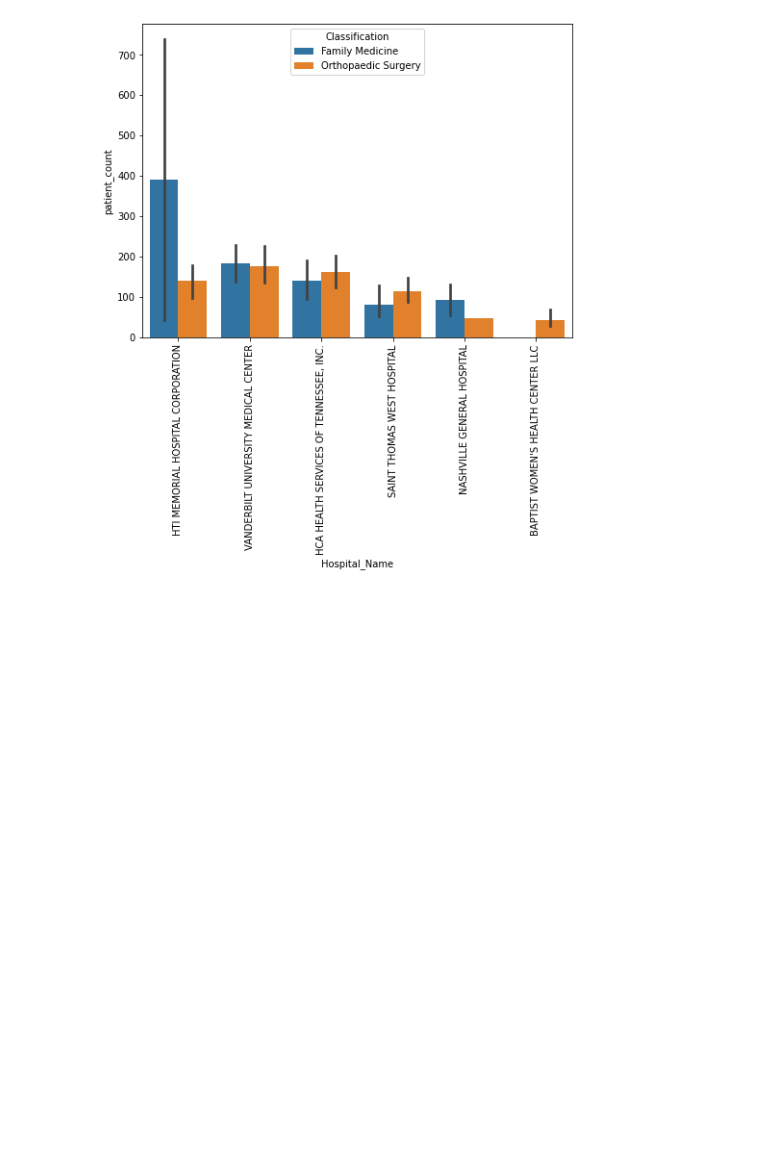
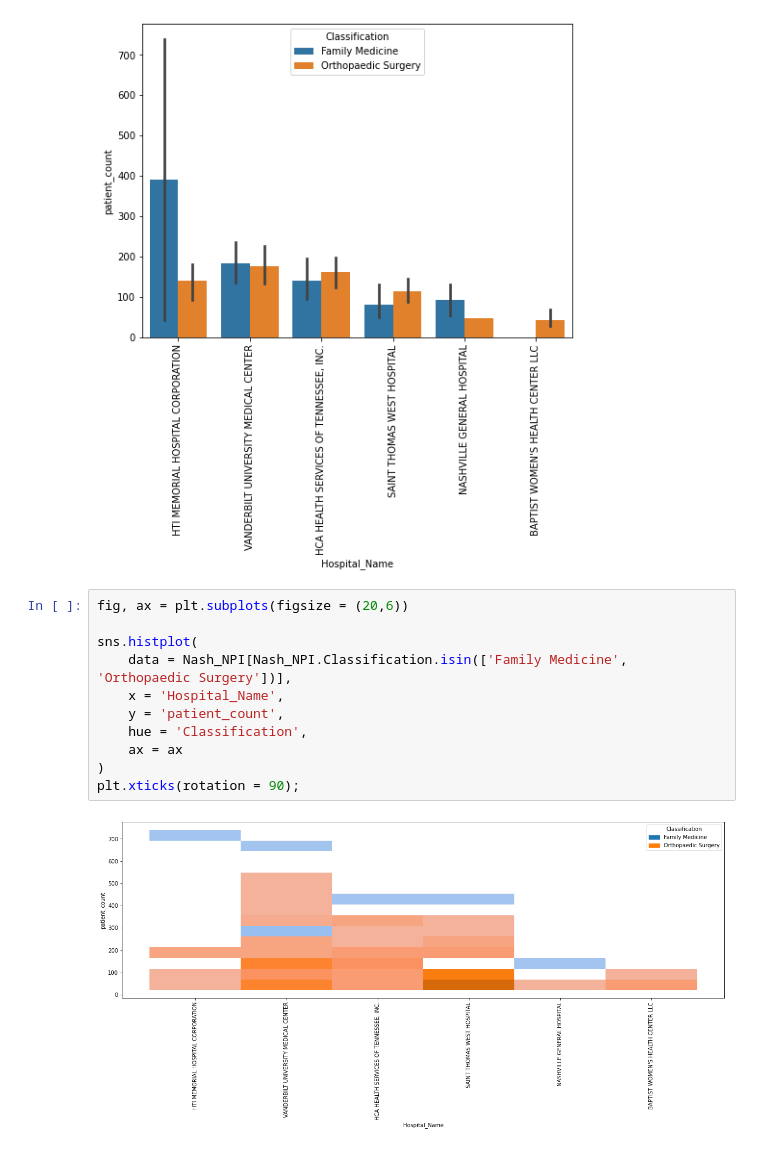
Before and after one commit to nss-data-science-cohort-6/hop_team-double-eagle-ii, a Jupyter notebook: Analysis -- v1.ipynb, the cells around one changed output. Drawn from its saved outputs; the diff is of its cells as text; blank space fills up the shorter version.

Commit message:
added new plots to chart groupings and non-vanderbilt datasets

```diff
--- a/Analysis -- v1.ipynb
+++ b/Analysis -- v1.ipynb
@@ -284,3 +309,16 @@ sns.barplot(
 plt.xticks(rotation = 90);
 # %% [output]
 [figure]
+# %%
+fig, ax = plt.subplots(figsize = (20,6))
+
+sns.histplot(
+    data = Nash_NPI[Nash_NPI.Classification.isin(['Family Medicine', 'Orthopaedic Surgery'])],
+    x = 'Hospital_Name',
+    y = 'patient_count',
+    hue = 'Classification',
+    ax = ax
+)
+plt.xticks(rotation = 90);
+# %% [output]
+[figure, added]
```
Also changed, not shown: parts of 9 cells of this notebook.
